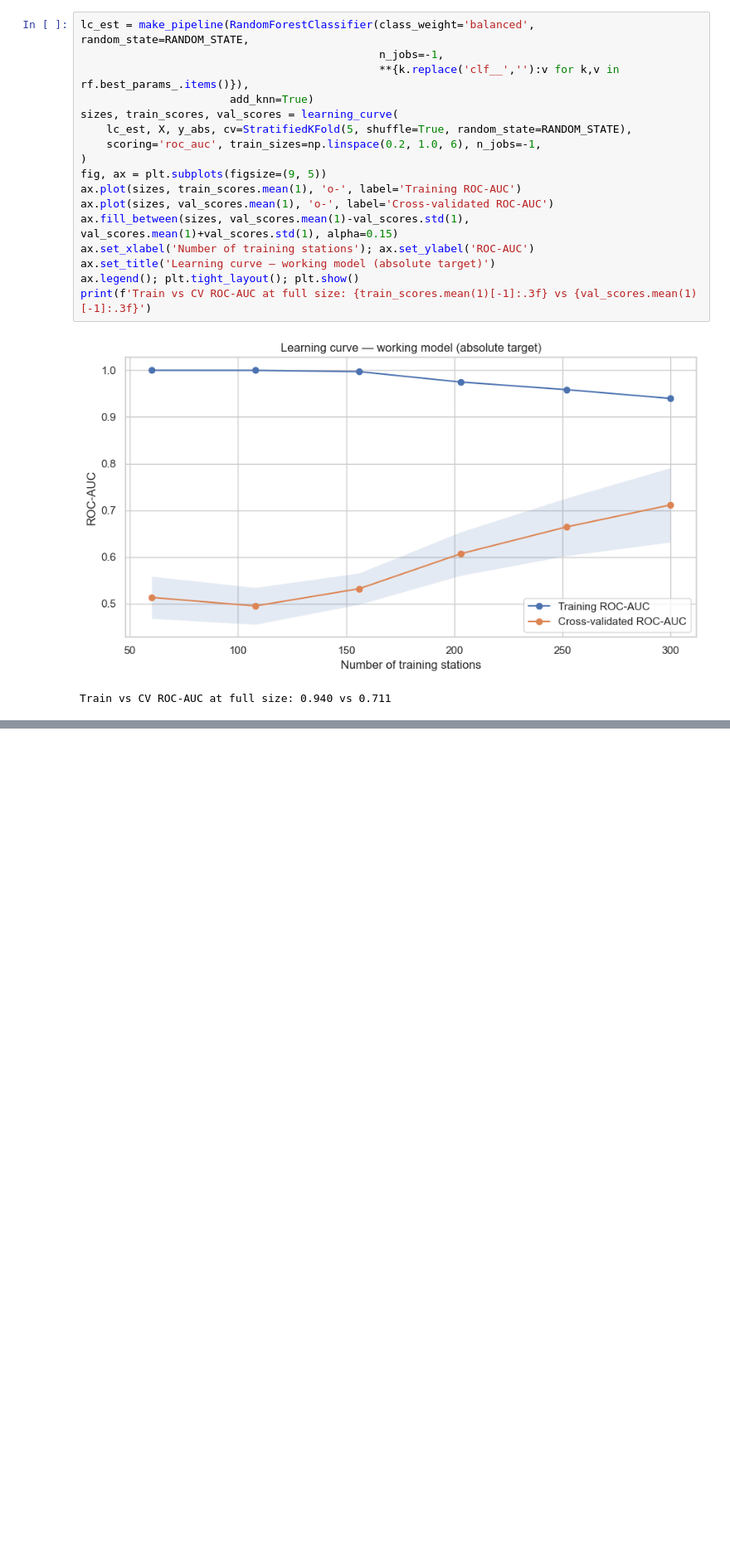
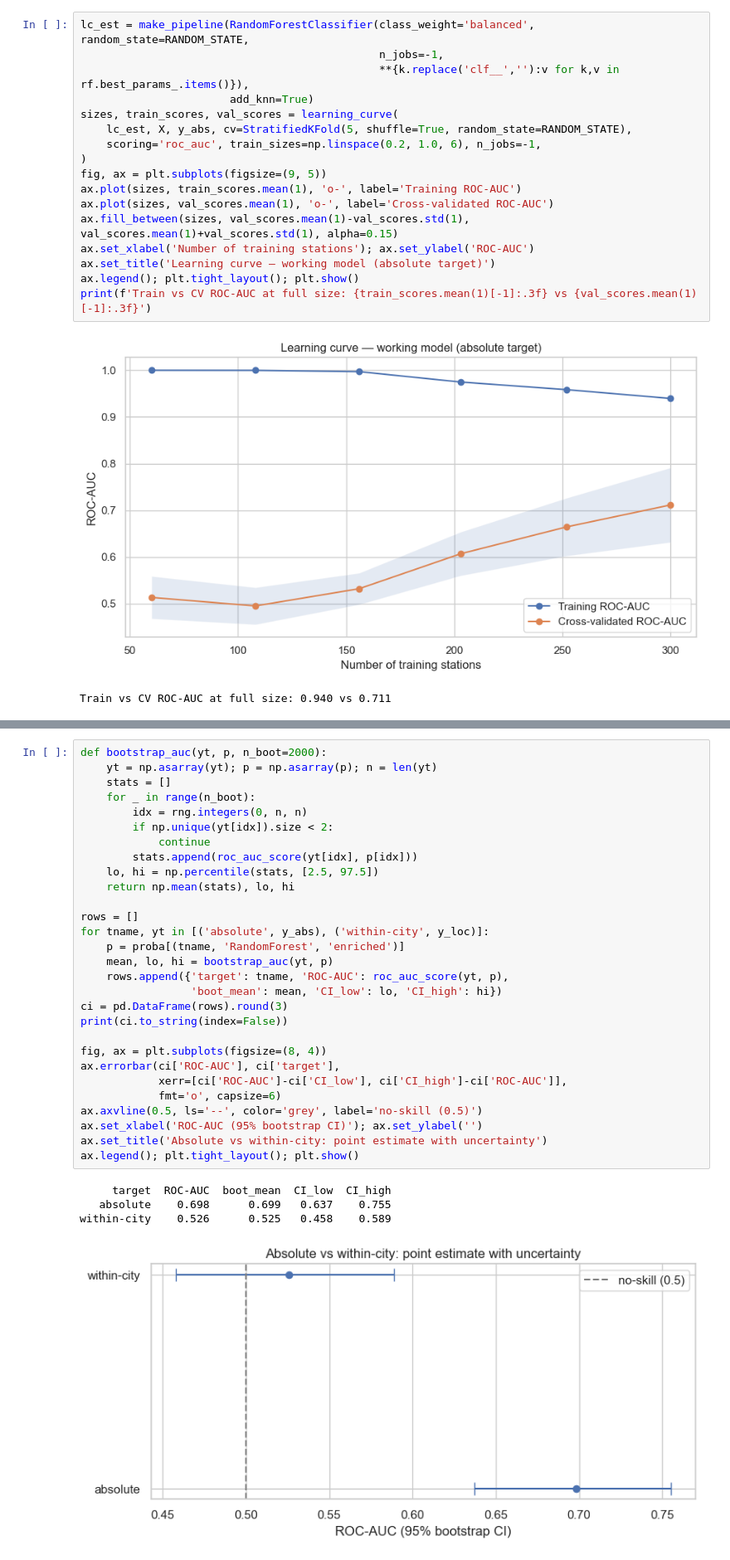
Before and after one commit to stha-kriti/Heat-Risk-Screening, a Jupyter notebook: deliverable_3/d3.ipynb, the cells around one changed output, grey strips where cells are left out. Shown at 83% size. Cells and saved outputs as stored; diff of their text form; blank space fills up the shorter version.

Commit message:
feat(d3): bootstrapped ROC-AUC CIs + limitations (aleatoric vs epistemic)
Co-Authored-By: Claude Opus 4.8 (1M context) <noreply@anthropic.com>

```diff
--- a/deliverable_3/d3.ipynb
+++ b/deliverable_3/d3.ipynb
@@ -789,0 +799,34 @@ Train vs CV ROC-AUC at full size: 0.940 vs 0.711
+# %%
+def bootstrap_auc(yt, p, n_boot=2000):
+    yt = np.asarray(yt); p = np.asarray(p); n = len(yt)
+    stats = []
+    for _ in range(n_boot):
+        idx = rng.integers(0, n, n)
+        if np.unique(yt[idx]).size < 2:
+            continue
+        stats.append(roc_auc_score(yt[idx], p[idx]))
+    lo, hi = np.percentile(stats, [2.5, 97.5])
+    return np.mean(stats), lo, hi
+
+rows = []
+for tname, yt in [('absolute', y_abs), ('within-city', y_loc)]:
+    p = proba[(tname, 'RandomForest', 'enriched')]
+    mean, lo, hi = bootstrap_auc(yt, p)
+    rows.append({'target': tname, 'ROC-AUC': roc_auc_score(yt, p),
+                 'boot_mean': mean, 'CI_low': lo, 'CI_high': hi})
+ci = pd.DataFrame(rows).round(3)
+print(ci.to_string(index=False))
+
+fig, ax = plt.subplots(figsize=(8, 4))
+ax.errorbar(ci['ROC-AUC'], ci['target'],
+            xerr=[ci['ROC-AUC']-ci['CI_low'], ci['CI_high']-ci['ROC-AUC']],
+            fmt='o', capsize=6)
+ax.axvline(0.5, ls='--', color='grey', label='no-skill (0.5)')
+ax.set_xlabel('ROC-AUC (95% bootstrap CI)'); ax.set_ylabel('')
+ax.set_title('Absolute vs within-city: point estimate with uncertainty')
+ax.legend(); plt.tight_layout(); plt.show()
+# %% [output]
+     target  ROC-AUC  boot_mean  CI_low  CI_high
+   absolute    0.698      0.699   0.637    0.755
+within-city    0.526      0.525   0.458    0.589
+[figure, added]
```
Also changed, not shown: parts of 2 cells of this notebook, 1 other file.
